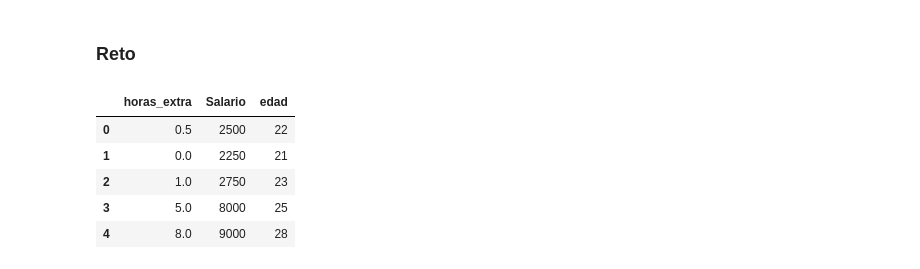
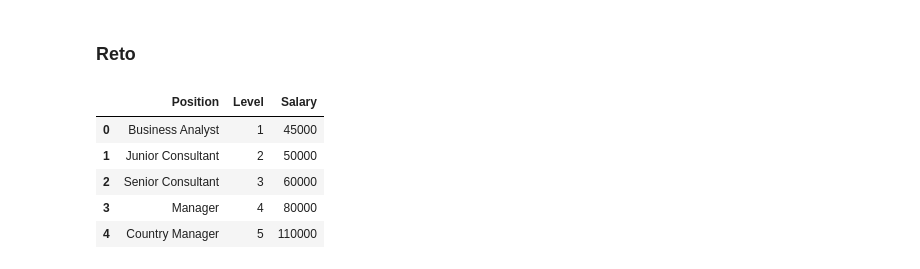
Before and after one commit to LIZZETHGOMEZ/BEDU-Santander, a Jupyter notebook: Machine Learning/Sesion_4.ipynb, the cells around one changed output. Saved outputs shown, nothing was run; the diff lists cells and outputs as text; code cells hidden in the pictures.

```diff
--- a/Machine Learning/Sesion_4.ipynb
+++ b/Machine Learning/Sesion_4.ipynb
@@ -138,10 +143,10 @@ regressor.score(x_test,y_test)
 # %%
-data = pd.read_csv("https://raw.githubusercontent.com/jaffotsa/sml/main/Sesi%C3%B3n%2004.%20Regresiones/Reto02/multiple-linear-regression-dataset.csv")
+data = pd.read_csv("https://raw.githubusercontent.com/jaffotsa/sml/main/Sesi%C3%B3n%2004.%20Regresiones/Reto03/Position_Salaries.csv")
 data.head()
 # %% [output]
-|  | horas_extra | Salario | edad |
-| 0 | 0.5 | 2500 | 22 |
-| 1 | 0.0 | 2250 | 21 |
-| 2 | 1.0 | 2750 | 23 |
-| 3 | 5.0 | 8000 | 25 |
-| 4 | 8.0 | 9000 | 28 |
+|  | Position | Level | Salary |
+| 0 | Business Analyst | 1 | 45000 |
+| 1 | Junior Consultant | 2 | 50000 |
+| 2 | Senior Consultant | 3 | 60000 |
+| 3 | Manager | 4 | 80000 |
+| 4 | Country Manager | 5 | 110000 |
```
Also changed, not shown: parts of 6 cells of this notebook.
